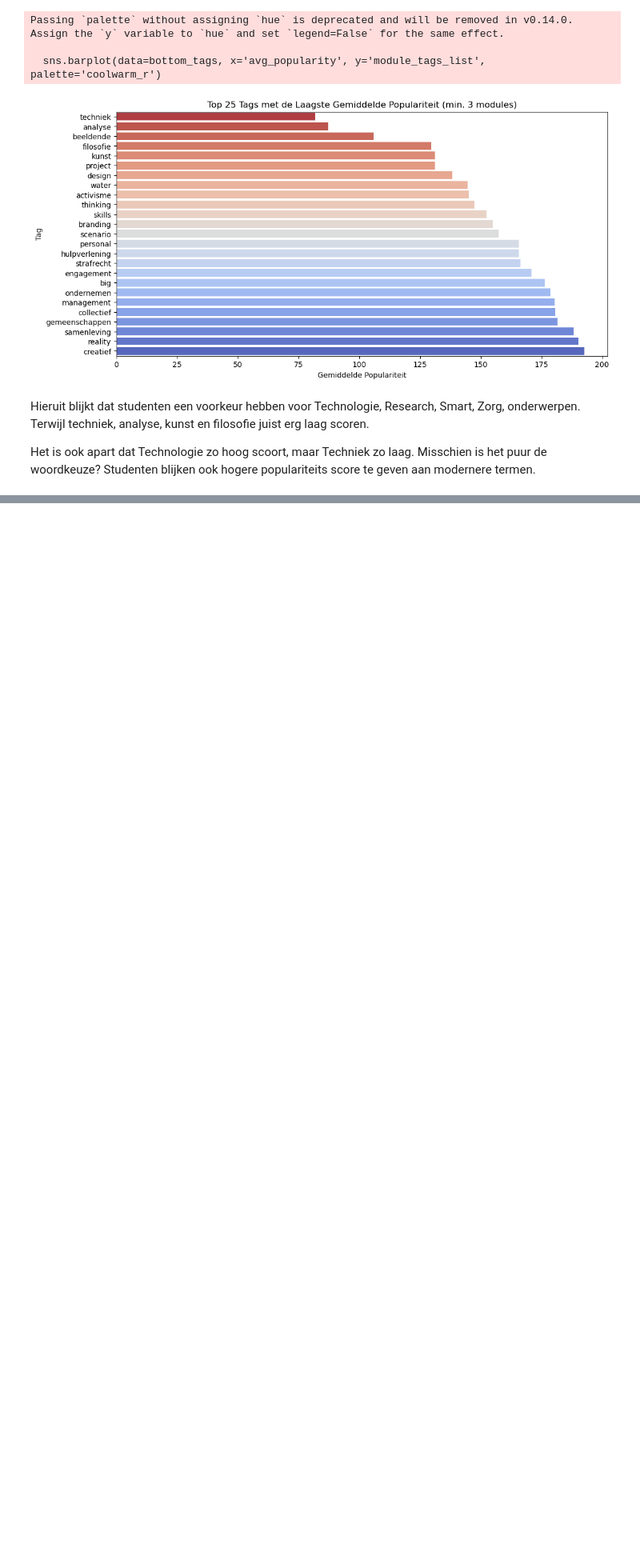
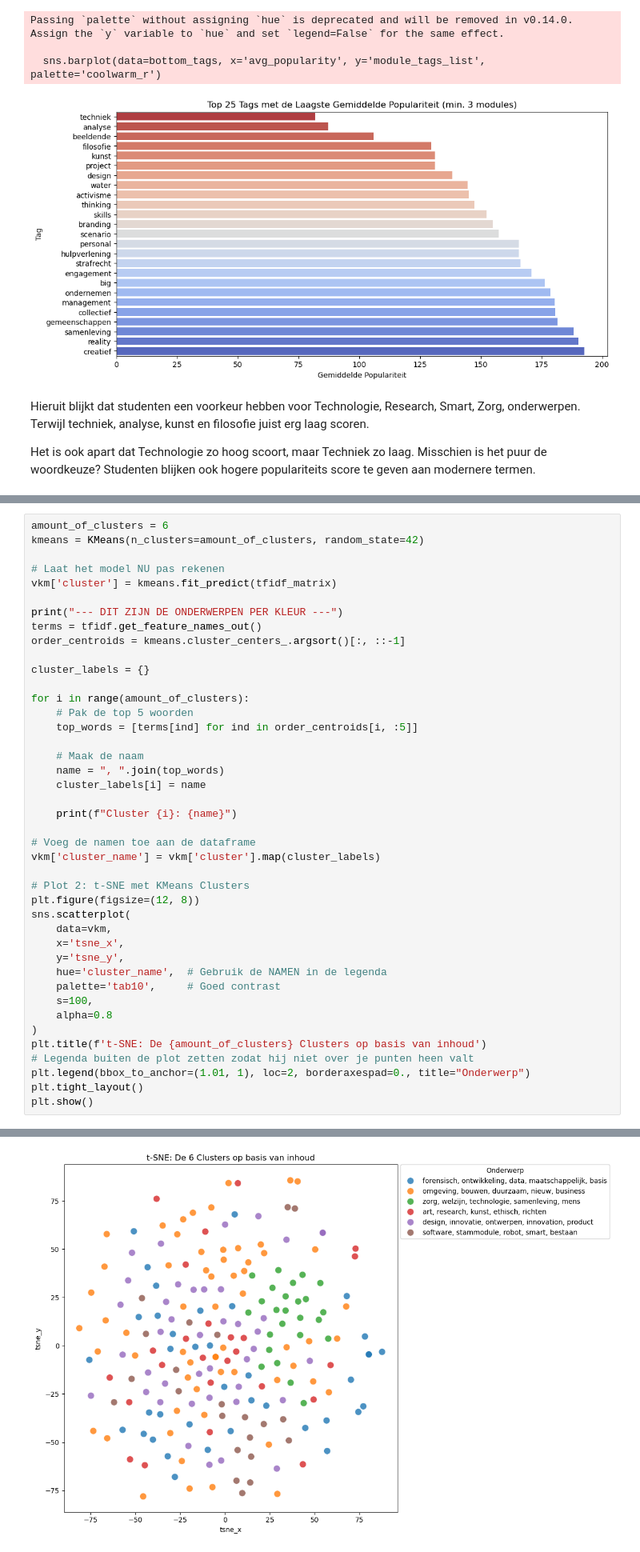
Before and after one commit to Yazan26/VKM_Datascience, a Jupyter notebook: VKM/opschonen/EDA/EDA.ipynb, the cells around one changed output, grey strips where cells are left out. Shown at 80% size. Saved outputs shown, nothing was run; the diff lists cells and outputs as text; blank space fills up the shorter version.

```diff
--- a/VKM/opschonen/EDA/EDA.ipynb
+++ b/VKM/opschonen/EDA/EDA.ipynb
@@ -224,0 +373,43 @@ Het is ook apart dat Technologie zo hoog scoort, maar Techniek zo laag. Misschie
+# %%
+amount_of_clusters = 6
+kmeans = KMeans(n_clusters=amount_of_clusters, random_state=42)
+
+# Laat het model NU pas rekenen
+vkm['cluster'] = kmeans.fit_predict(tfidf_matrix)
+
+print("--- DIT ZIJN DE ONDERWERPEN PER KLEUR ---")
+terms = tfidf.get_feature_names_out()
+order_centroids = kmeans.cluster_centers_.argsort()[:, ::-1]
+
+cluster_labels = {}
+
+for i in range(amount_of_clusters):
+    # Pak de top 5 woorden
+    top_words = [terms[ind] for ind in order_centroids[i, :5]]
+
+    # Maak de naam
+    name = ", ".join(top_words)
+    cluster_labels[i] = name
+
+    print(f"Cluster {i}: {name}")
+
+# Voeg de namen toe aan de dataframe
+vkm['cluster_name'] = vkm['cluster'].map(cluster_labels)
+
+# Plot 2: t-SNE met KMeans Clusters
+plt.figure(figsize=(12, 8))
+sns.scatterplot(
+    data=vkm,
+    x='tsne_x',
+    y='tsne_y',
+    hue='cluster_name',  # Gebruik de NAMEN in de legenda
+    palette='tab10',     # Goed contrast
+    s=100,
+    alpha=0.8
+)
+plt.title(f't-SNE: De {amount_of_clusters} Clusters op basis van inhoud')
+# Legenda buiten de plot zetten zodat hij niet over je punten heen valt
+plt.legend(bbox_to_anchor=(1.01, 1), loc=2, borderaxespad=0., title="Onderwerp")
+plt.tight_layout()
+plt.show()
+# %% [output]
@@ -224,0 +423 @@ Het is ook apart dat Technologie zo hoog scoort, maar Techniek zo laag. Misschie
+[figure, added]
```
Also changed, not shown: parts of 10 cells of this notebook.
